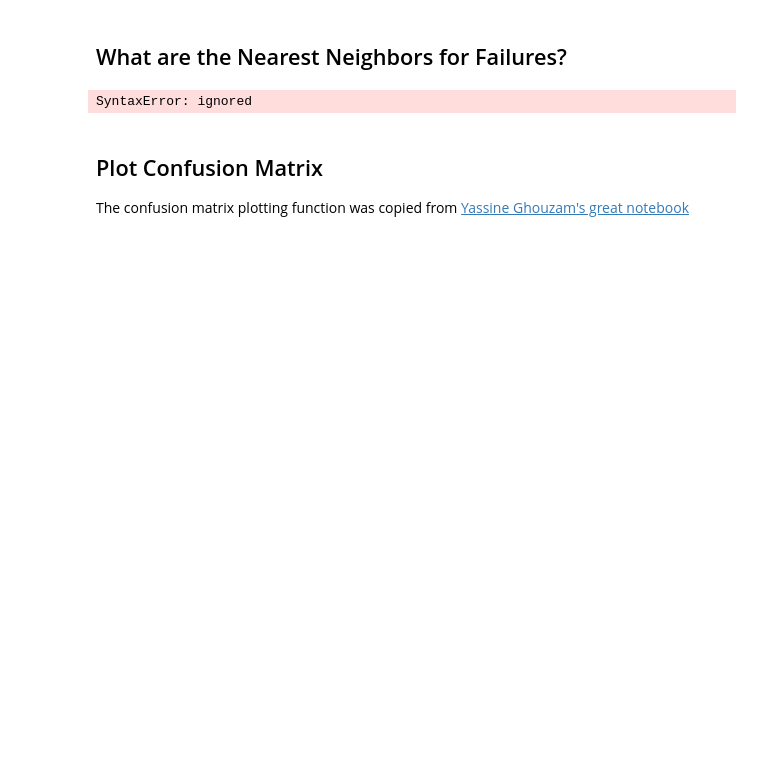
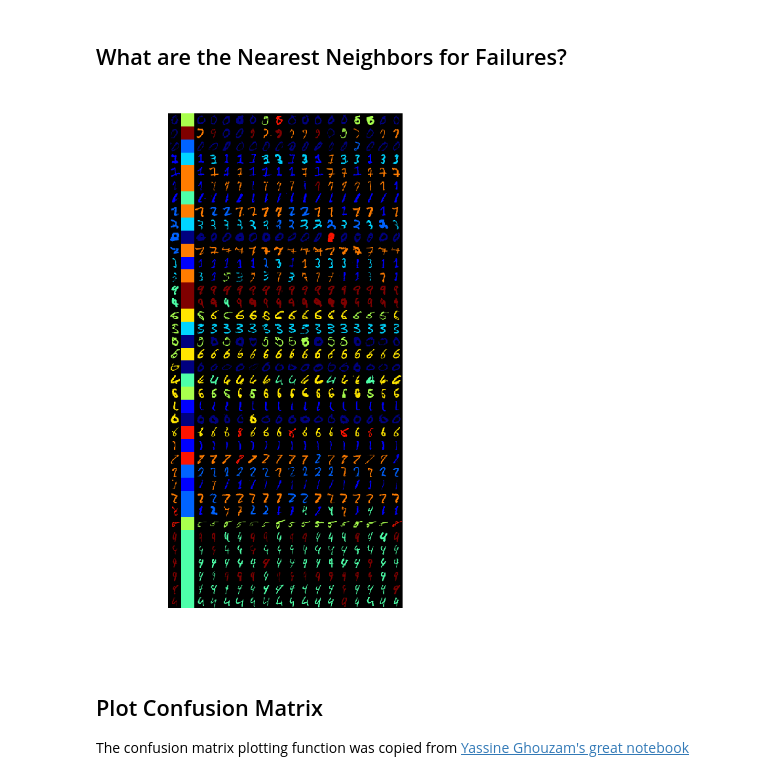
Before and after one commit to steedly/Reading, a Jupyter notebook: mnist.ipynb, the cells around one changed output. Drawn from its saved outputs; the diff is of its cells as text; code cells hidden in the pictures; blank space fills up the shorter version.

```diff
--- a/mnist.ipynb
+++ b/mnist.ipynb
@@ -726,21 +691,21 @@ distances, indices = nbrs.kneighbors(fc1[failure_indices[sorted_failures],:])
 # %%
 cnt = len(sorted_failures)
 
 failure_classes = output_all[failure_indices[sorted_failures]].argmax(dim=1, keepdim=True) # get the index of the max log-probability
 
 failure_img = tile_digits(failure_indices[sorted_failures], shape='Vertical')[0]
 failure_classification_img = tile_digits((-failure_classes.to(torch.device("cpu")).numpy()-1).transpose()[0], shape='Vertical')[0]
 neigh_img = np.vstack([tile_digits(indices[idx,:], shape='Horizontal', train=True)[0] for idx in range(cnt)])
 
-imageio.imwrite(os.path.join(data_path, 'neighbors_train.png', np.hstack([failure_img, failure_classification_img, neigh_img]))
+imageio.imwrite(os.path.join(data_path, 'neighbors_train.png'), np.hstack([failure_img, failure_classification_img, neigh_img]))
 
 fig, ax=plt.subplots(figsize=(5,5), dpi=200)
 ax.axis('off')
 ax.imshow(np.hstack([failure_img, failure_classification_img, neigh_img]))
 
 plt.show()
 # %% [output]
-SyntaxError: ignored
+[figure, added]
 # %% [markdown]
 ## Plot Confusion Matrix
 The confusion matrix plotting function was copied from [Yassine Ghouzam's great notebook](https://www.kaggle.com/yassineghouzam/introduction-to-cnn-keras-0-997-top-6)
```
Also changed, not shown: parts of 13 cells of this notebook.
